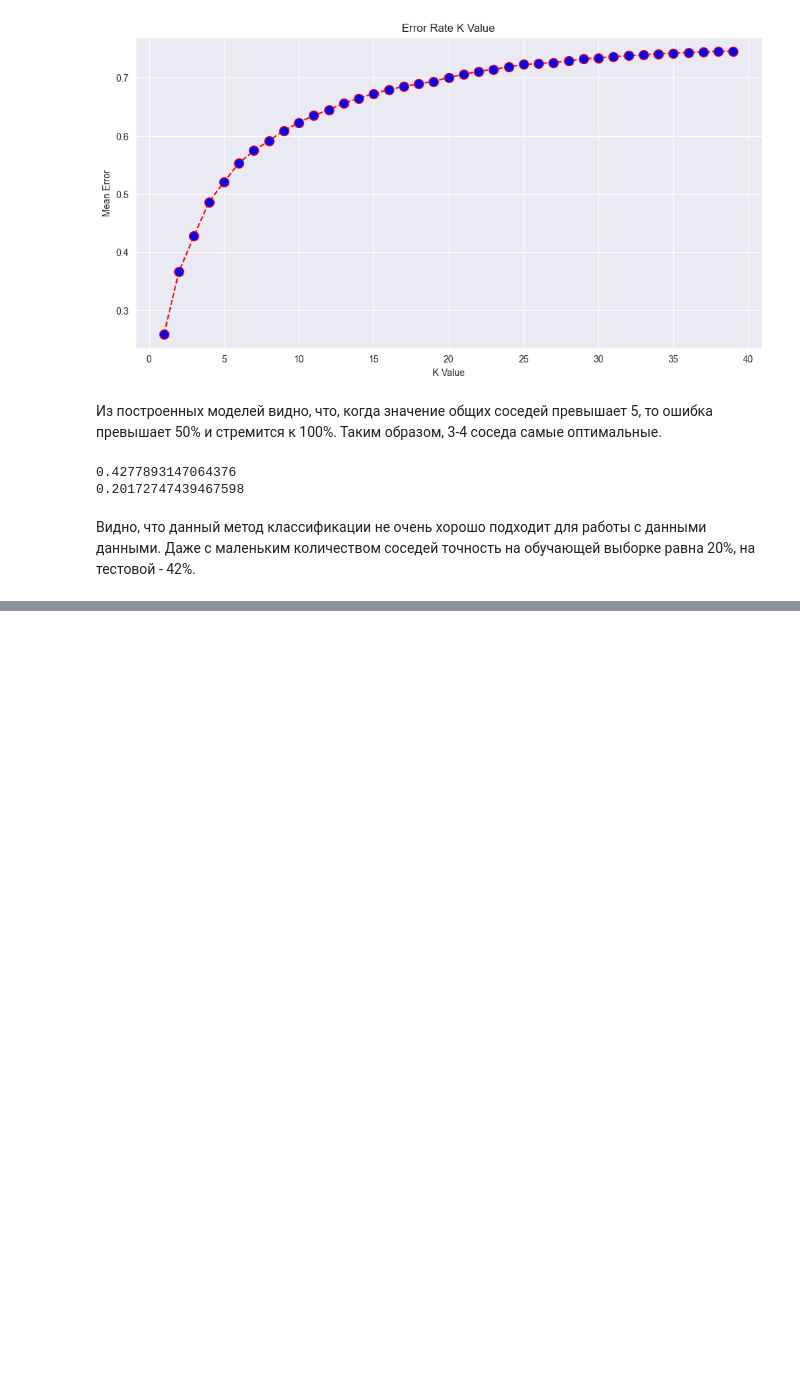
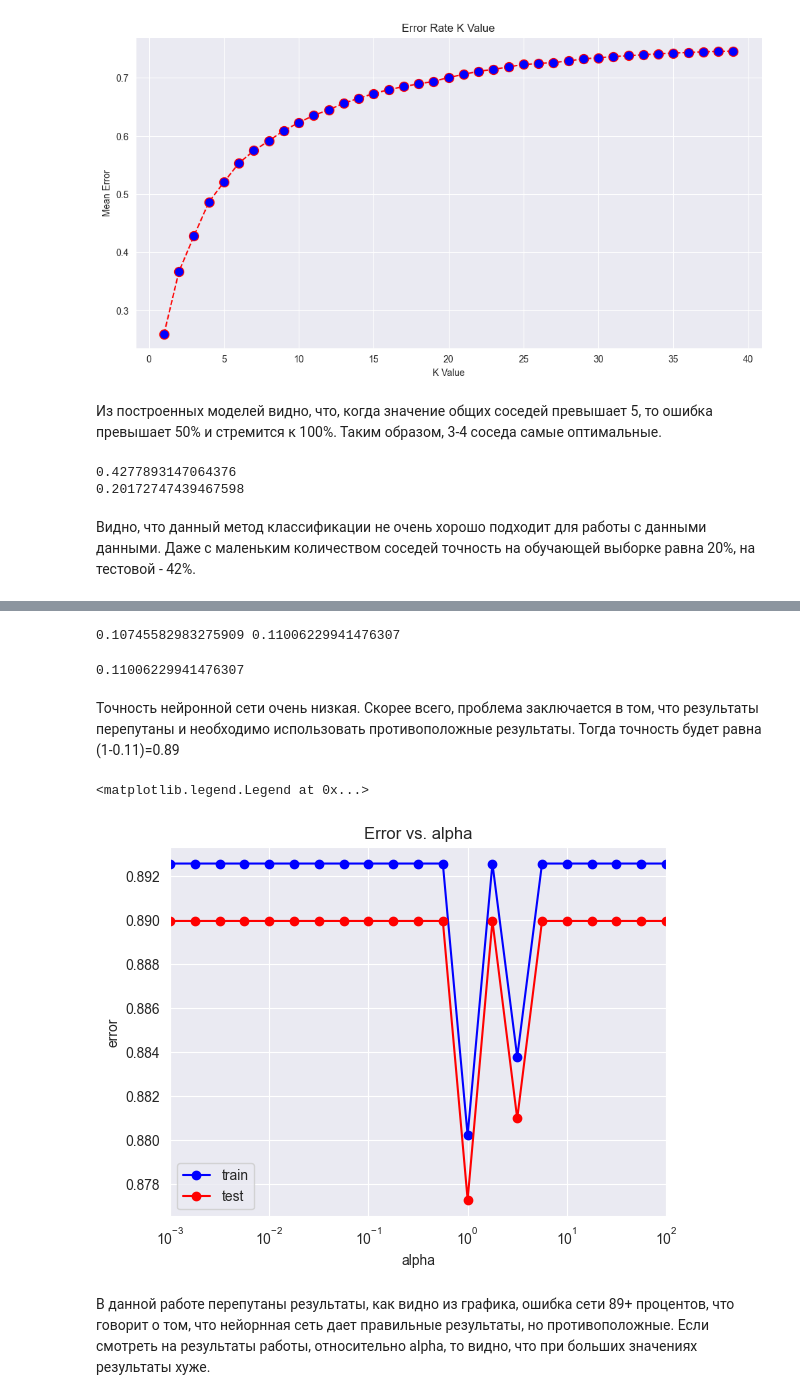
Before and after one commit to liza-kr/ml_IITMM, a Jupyter notebook: classification.ipynb, the cells around one changed output, grey strips where cells are left out. Drawn from its saved outputs; the diff is of its cells as text; code cells hidden in the pictures; blank space fills up the shorter version.

```diff
--- a/classification.ipynb
+++ b/classification.ipynb
@@ -447,0 +452,7 @@ print(error_train)
+# %%
+mlp_model = MLPClassifier(hidden_layer_sizes = (1,),
+                          solver = 'lbfgs',
+                          activation = 'logistic',
+                          random_state = 42)
+# %%
+mlp_model.fit(X_train, y_train)
@@ -447,0 +467,7 @@ print(error_train)
+# %%
+y_train_pred = mlp_model.predict(X_train)
+y_test_pred = mlp_model.predict(X_test)
+# %%
+print(mlp_model.score(X_train, y_train), mlp_model.score(X_test, y_test))
+# %% [output]
+0.10745582983275909 0.11006229941476307
@@ -447,0 +476,38 @@ print(error_train)
+# %%
+accuracy_score(y_test, y_test_pred)
+# %% [output]
+0.11006229941476307
+# %% [markdown]
+Точность нейронной сети очень низкая. Скорее всего, проблема заключается в том, что результаты перепутаны и необходимо использовать противоположные результаты. Тогда точность будет равна (1-0.11)=0.89
+# %%
+alpha_arr = np.logspace(-3, 2, 21)
+test_err = []
+train_err = []
+train_acc = []
+test_acc = []
+
+for alpha in alpha_arr:
+    mlp_model = MLPClassifier(alpha = alpha, hidden_layer_sizes = (2,),
+                              activation = 'logistic', random_state = 42)
+    mlp_model.fit(X_train, y_train)
+
+    y_train_pred = mlp_model.predict(X_train)
+    y_test_pred = mlp_model.predict(X_test)
+
+    train_err.append(np.mean(y_train != y_train_pred))
+    test_err.append(np.mean(y_test != y_test_pred))
+    train_acc.append(accuracy_score(y_train, y_train_pred))
+    test_acc.append(accuracy_score(y_test, y_test_pred))
+# %%
+plt.semilogx(alpha_arr, train_err, 'b-o', label = 'train')
+plt.semilogx(alpha_arr, test_err, 'r-o', label = 'test')
+plt.xlim([np.min(alpha_arr), np.max(alpha_arr)])
+plt.title('Error vs. alpha')
+plt.xlabel('alpha')
+plt.ylabel('error')
+plt.legend()
+# %% [output]
+<matplotlib.legend.Legend at 0x...>
+[figure, added]
+# %% [markdown]
+В данной работе перепутаны результаты, как видно из графика, ошибка сети 89+ процентов, что говорит о том, что нейорнная сеть дает правильные результаты, но противоположные. Если смотреть на результаты работы, относительно alpha, то видно, что при больших значениях результаты хуже.
```
Also changed, not shown: parts of 5 cells of this notebook.
